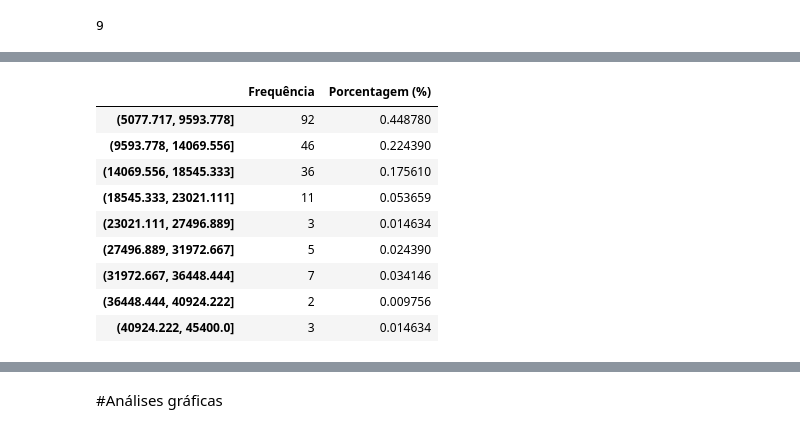
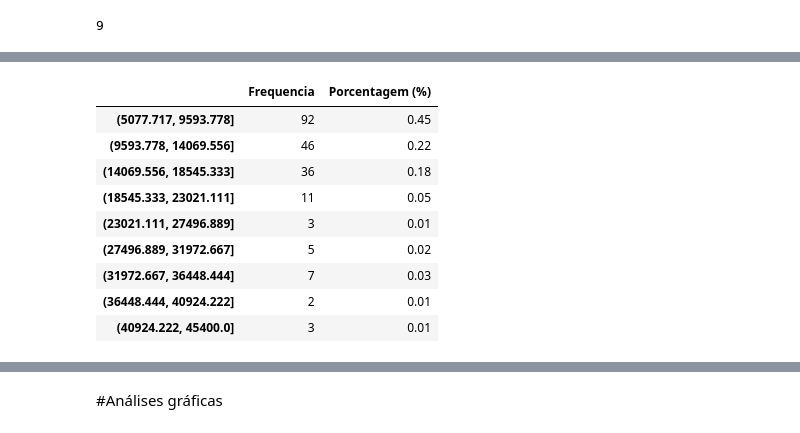
Before and after one commit to PAndersonSB/Introducao-Datascience, a Jupyter notebook: Data_Science_Projeto_1.ipynb, the cells around one changed output, grey strips where cells are left out. Drawn from its saved outputs; the diff is of its cells as text; code cells hidden in the pictures.

```diff
--- a/Data_Science_Projeto_1.ipynb
+++ b/Data_Science_Projeto_1.ipynb
@@ -328,16 +307,16 @@ Name: price, dtype: float64
 # %%
 df = pd.DataFrame(
-    {'Frequência': frequencia, 'Porcentagem (%)': percentual}
+    {'Frequencia': frequencia, 'Porcentagem (%)': percentual.round(2)}
 )
 df
 # %% [output]
-|  | Frequência | Porcentagem (%) |
-| (5077.717, 9593.778] | 92 | 0.448780 |
-| (9593.778, 14069.556] | 46 | 0.224390 |
-| (14069.556, 18545.333] | 36 | 0.175610 |
-| (18545.333, 23021.111] | 11 | 0.053659 |
-| (23021.111, 27496.889] | 3 | 0.014634 |
-| (27496.889, 31972.667] | 5 | 0.024390 |
-| (31972.667, 36448.444] | 7 | 0.034146 |
-| (36448.444, 40924.222] | 2 | 0.009756 |
-| (40924.222, 45400.0] | 3 | 0.014634 |
+|  | Frequencia | Porcentagem (%) |
+| (5077.717, 9593.778] | 92 | 0.45 |
+| (9593.778, 14069.556] | 46 | 0.22 |
+| (14069.556, 18545.333] | 36 | 0.18 |
+| (18545.333, 23021.111] | 11 | 0.05 |
+| (23021.111, 27496.889] | 3 | 0.01 |
+| (27496.889, 31972.667] | 5 | 0.02 |
+| (31972.667, 36448.444] | 7 | 0.03 |
+| (36448.444, 40924.222] | 2 | 0.01 |
+| (40924.222, 45400.0] | 3 | 0.01 |
```
Also changed, not shown: parts of 29 cells of this notebook.
